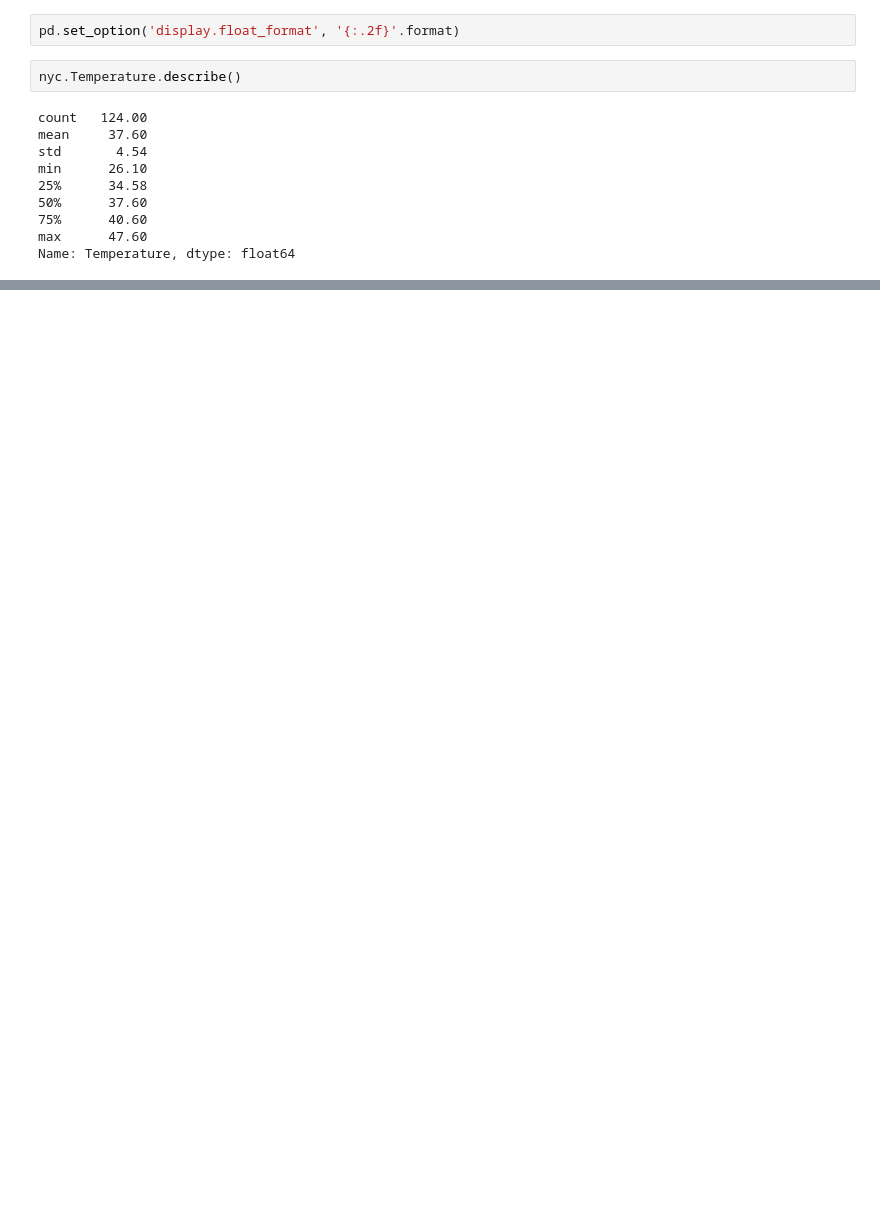
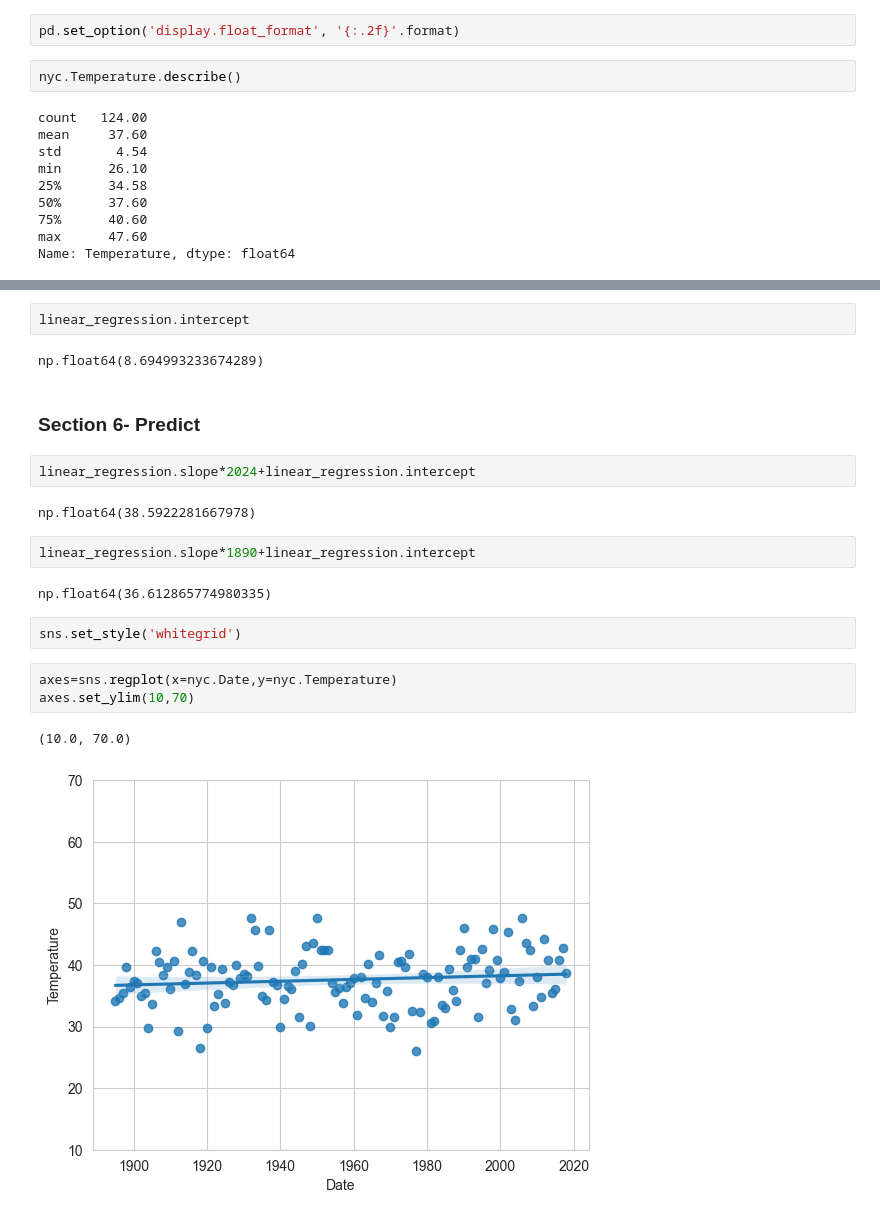
Before and after one commit to Megan-Chastain1/datafun-07-ml, a Jupyter notebook: Chastain_datafun07.ipynb, the cells around one changed output, grey strips where cells are left out. Cells and saved outputs as stored; diff of their text form; blank space fills up the shorter version.

```diff
--- a/Chastain_datafun07.ipynb
+++ b/Chastain_datafun07.ipynb
@@ -97,0 +123,22 @@ ModuleNotFoundError: No module named 'scipy'
+# %%
+linear_regression.intercept
+# %% [output]
+np.float64(8.694993233674289)
+# %% [markdown]
+### Section 6- Predict
+# %%
+linear_regression.slope*2024+linear_regression.intercept
+# %% [output]
+np.float64(38.5922281667978)
+# %%
+linear_regression.slope*1890+linear_regression.intercept
+# %% [output]
+np.float64(36.612865774980335)
+# %%
+sns.set_style('whitegrid')
+# %%
+axes=sns.regplot(x=nyc.Date,y=nyc.Temperature)
+axes.set_ylim(10,70)
+# %% [output]
+(10.0, 70.0)
+[figure, added]
```
Also changed, not shown: parts of 21 cells of this notebook.
